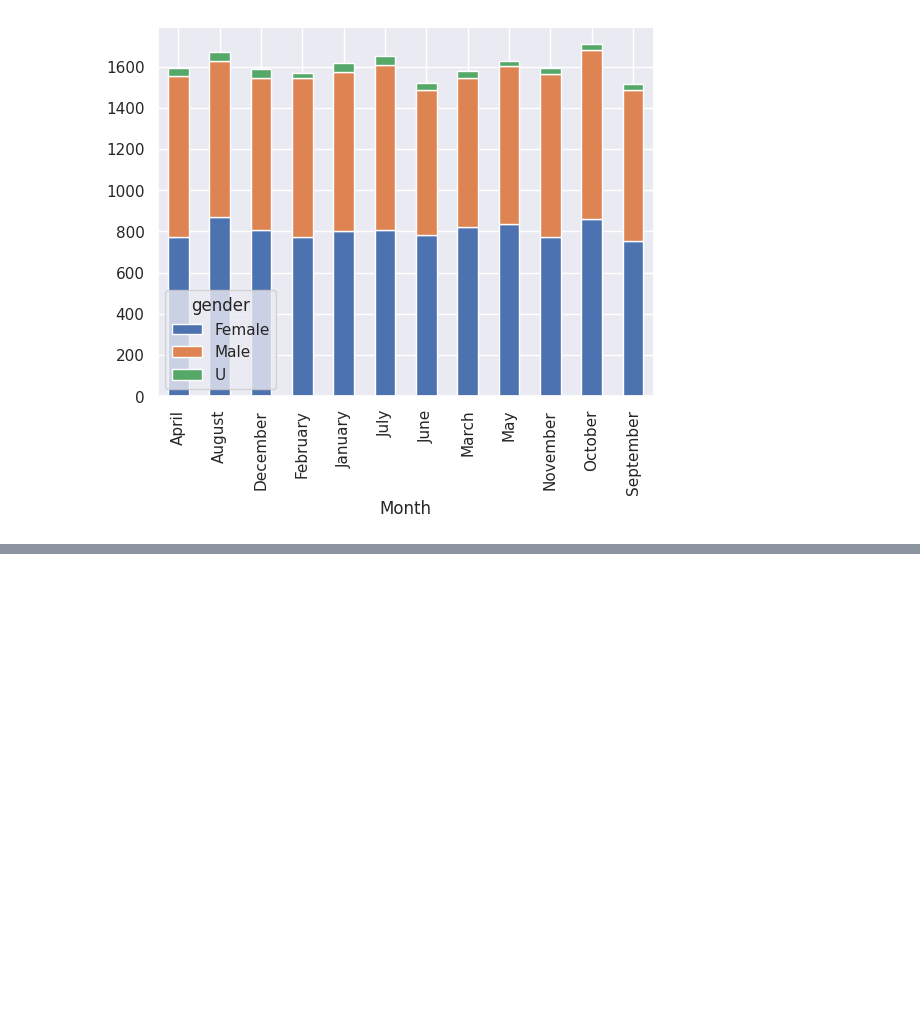
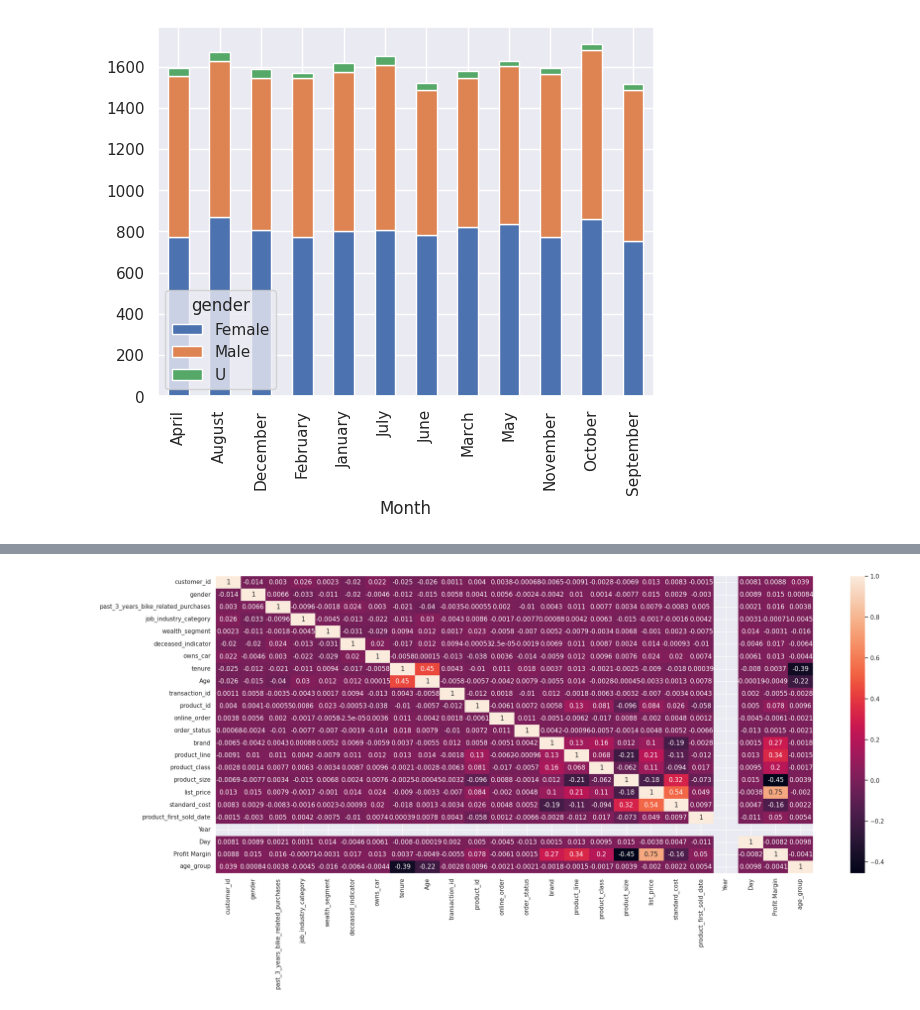
Before and after one commit to kanjamwingirwa/KPMG_AU_Virtual_Internship, a Jupyter notebook: KPMG_AU_INTERNSHIP_FINAL_PY.ipynb, the cells around one changed output, grey strips where cells are left out. Cells and saved outputs as stored; diff of their text form; code cells hidden in the pictures; blank space fills up the shorter version.

```diff
--- a/KPMG_AU_INTERNSHIP_FINAL_PY.ipynb
+++ b/KPMG_AU_INTERNSHIP_FINAL_PY.ipynb
@@ -1062,0 +1083,3 @@ pd.crosstab(combined_df['Month'],combined_df['gender']).plot(kind='bar',stacked=
+# %%
+combination_df= combined_df.copy()
+combination_df.head(2)
@@ -1062,0 +1091,8 @@ pd.crosstab(combined_df['Month'],combined_df['gender']).plot(kind='bar',stacked=
+# %%
+from sklearn.preprocessing import LabelEncoder
+from sklearn.preprocessing import StandardScaler
+categ= ['online_order', 'order_status', 'brand', 'product_line', 'product_size', 'product_class', 'owns_car', 'tenure', 'wealth_segment', 'gender', 'job_industry_category', 'deceased_indicator']
+le = LabelEncoder()
+combination_df[categ] = combination_df[categ].apply(le.fit_transform)
+# %%
+combination_df['age_group'] = le.fit_transform(combination_df['age_group'])
@@ -1062,0 +1106,4 @@ pd.crosstab(combined_df['Month'],combined_df['gender']).plot(kind='bar',stacked=
+# %%
+#let's check or multicollinearity
+corr = combination_df.corr()
+corr
@@ -1062,0 +1129,7 @@ pd.crosstab(combined_df['Month'],combined_df['gender']).plot(kind='bar',stacked=
+# %%
+#use a heatmap to viasualize the above correlation
+plt.figure(figsize=(25,10))
+sns.heatmap(corr, annot = True)
+plt.show()
+# %% [output]
+[figure, added]
```
Also changed, not shown: parts of 4 cells of this notebook.
